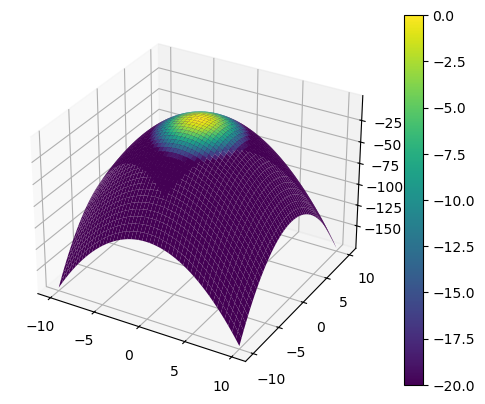
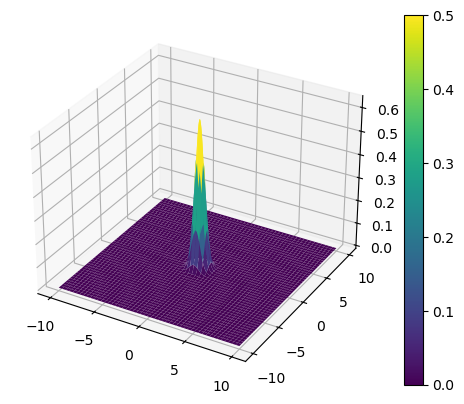
Unified diff of the notebook cell whose output changed from the first chart to the second:
--- before
+++ after
@@ -1,5 +1,5 @@
 fig, ax = plt.subplots(subplot_kw={"projection": "3d"})
 
-surf = ax.plot_surface(X, Y, np.log10(Z), cmap ="viridis", clim= (-20, 0))
+surf = ax.plot_surface(X, Y,Z, cmap ="viridis")
 fig.colorbar(surf)
 

Commit: update